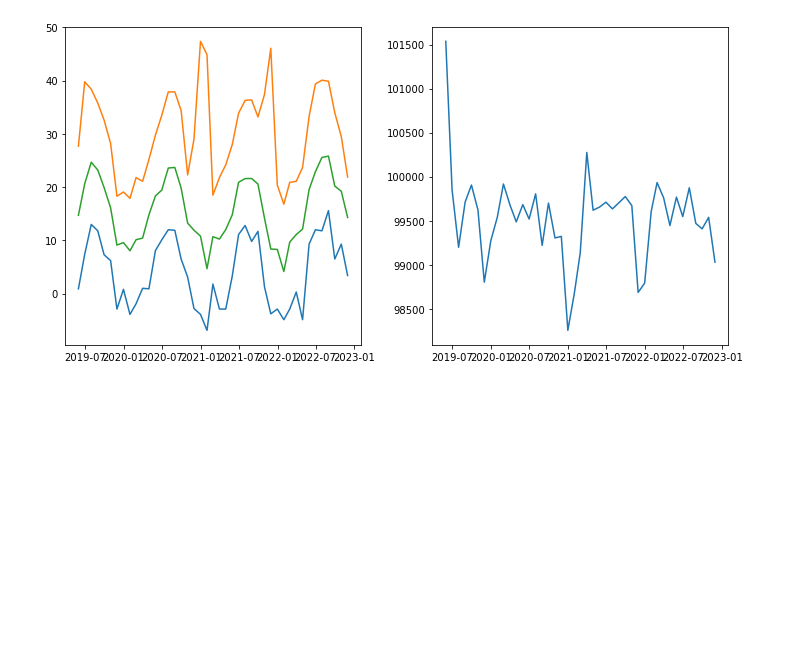
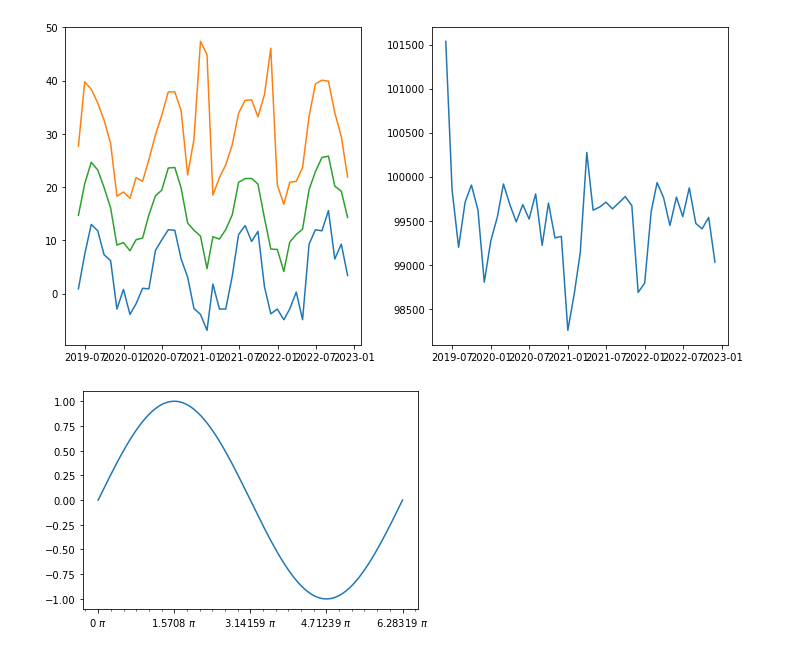
Before and after one commit to matthcol/python202211perf, a Jupyter notebook: datascience.ipynb, the cells around one changed output. Cells and saved outputs as stored; diff of their text form; code cells hidden in the pictures; blank space fills up the shorter version.

```diff
--- a/datascience.ipynb
+++ b/datascience.ipynb
@@ -794,3 +805,14 @@ ax2.plot(stats.pression)
 plt.tight_layout()
 # %% [output]
 [figure]
+# %%
+x = np.linspace(0,2*np.pi,10000)
+y = np.sin(x)
+# %%
+fig, ax = plt.subplots()
+ax.plot(x,y)
+ax.xaxis.set_major_locator(ticker.MultipleLocator(np.pi/2))
+ax.xaxis.set_minor_locator(ticker.MultipleLocator(np.pi/12))
+ax.xaxis.set_major_formatter(ticker.FormatStrFormatter('%g $\pi$'))
+# %% [output]
+[figure, added]
```
Also changed, not shown: parts of 9 cells of this notebook, 3 other files.
